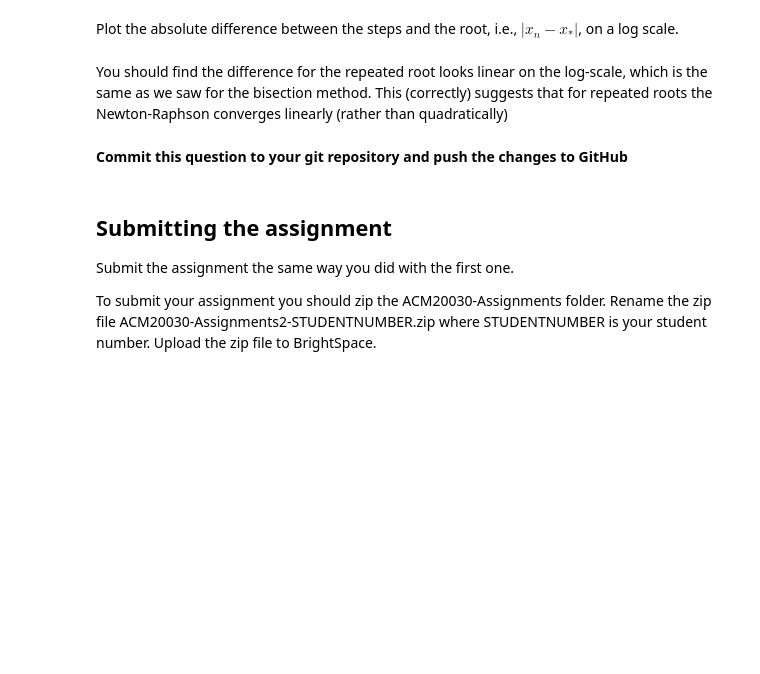
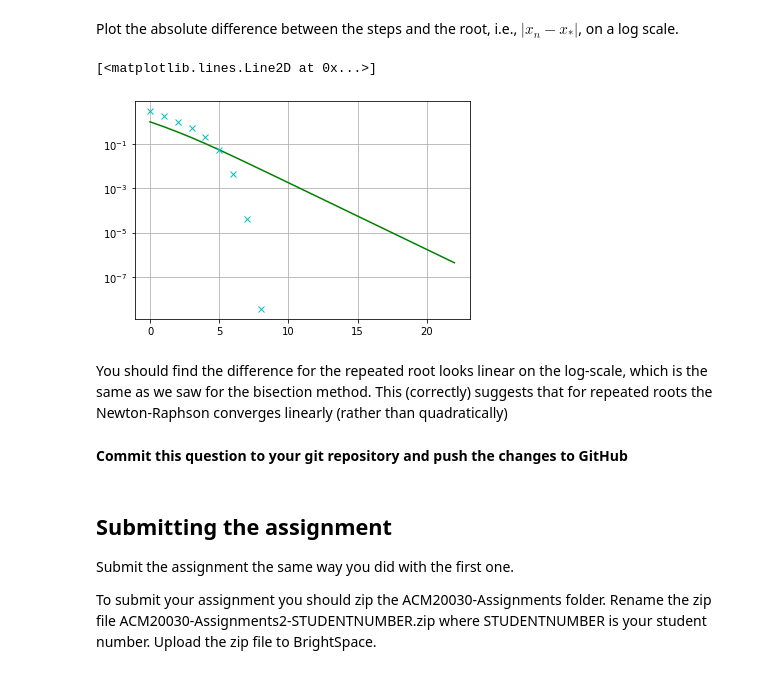
Before and after one commit to MichealHeanue/ACM20030, a Jupyter notebook: Assignment-2.ipynb, the cells around one changed output. Saved outputs shown, nothing was run; the diff lists cells and outputs as text; code cells hidden in the pictures; blank space fills up the shorter version.

```diff
--- a/Assignment-2.ipynb
+++ b/Assignment-2.ipynb
@@ -260,3 +295,8 @@ def FindRootNewtonRaphsonSteps(f, df, x0, tol):
 Using the above function:
 - compute the steps for the function $g(x)$ with  $x_0 = 3$. Assign the result to a variable.
 - compute the steps for the function $g(x)$ with  $x_0 = -2$. Assign the result to a different variable.
+# %%
+steps2 = FindRootNewtonRaphsonSteps(g, dg, 3, 10**-12)
+steps1 = FindRootNewtonRaphsonSteps(g, dg, -2, 10**-12)
+print("x0 = 3, steps =", steps2)
+print("x0 = -2, steps =", steps1)
@@ -263,5 +310,20 @@ Using the above function:
 # %% [markdown]
 Plot the absolute difference between the steps and the root, i.e., $|x_n - x_*|$, on a log scale.
+# %%
+def difference(x, root):
+    return abs(root-x)
+plt.yscale("log")
+plt.grid(True)
+plt.ylabel("log")
+root = 2
+x = np.arange(0,np.size(steps2),1)
+plt.plot(x,difference(steps2[x],root),'g-')
+root = 1
+x = np.arange(0,np.size(steps1),1)
+plt.plot(x,difference(steps1[x],root),'cx')
+# %% [output]
+[<matplotlib.lines.Line2D at 0x...>]
+[figure, added]
 # %% [markdown]
 You should find the difference for the repeated root looks linear on the log-scale, which is the same as we saw for the bisection method. This (correctly) suggests that for repeated roots the Newton-Raphson converges linearly (rather than quadratically)
 # %% [markdown]
```
Also changed, not shown: parts of 4 cells of this notebook.
